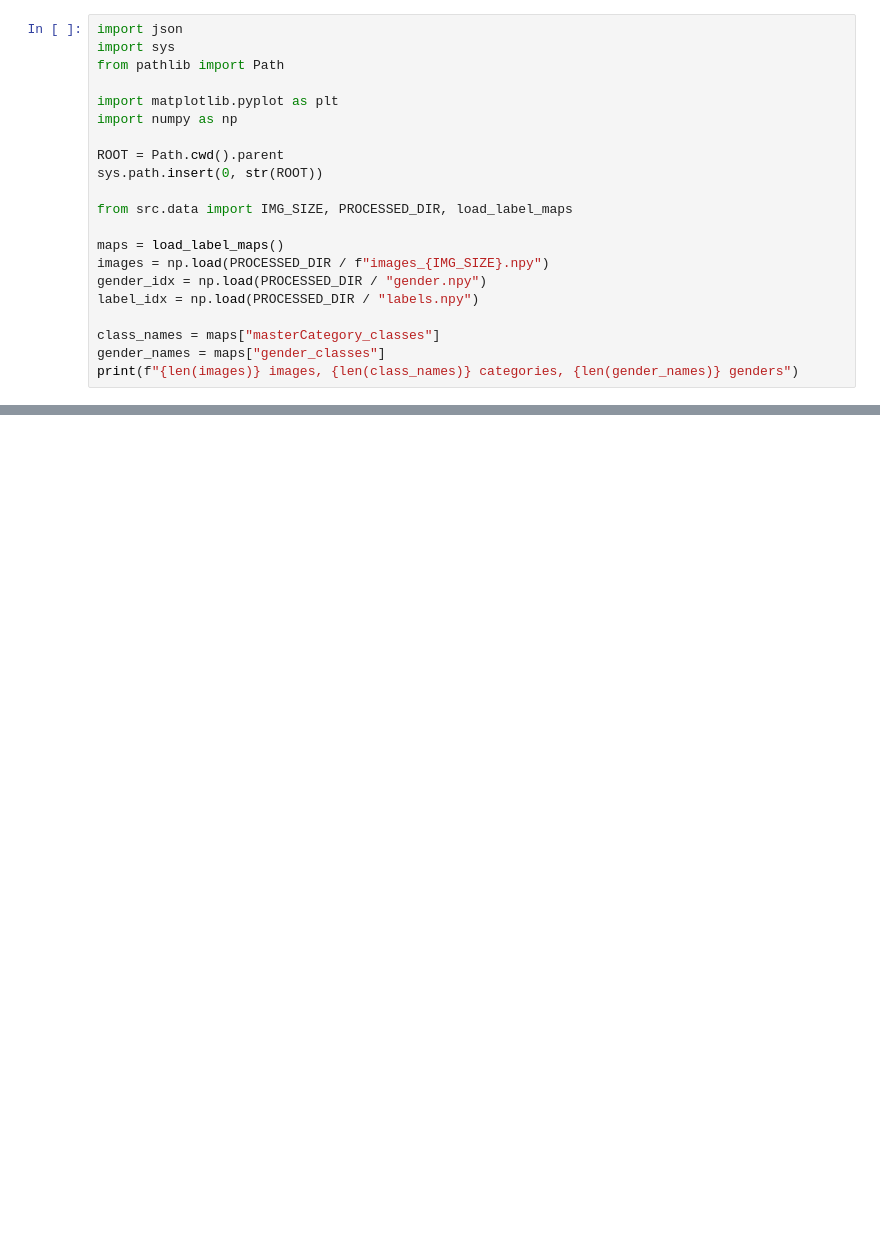
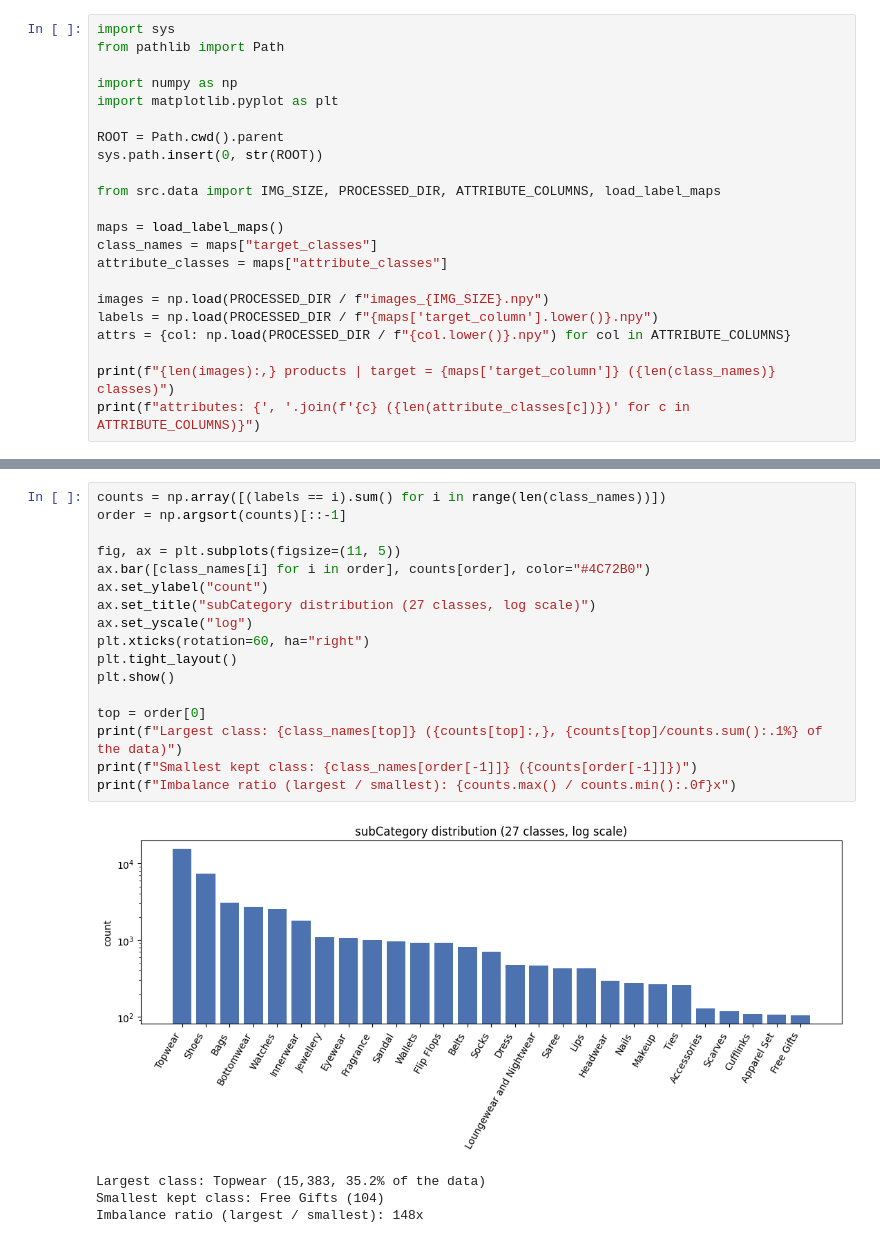
Before and after one commit to buzinarov/ia-projects, a Jupyter notebook: product-category-classifier/notebooks/01_eda.ipynb, the cells around one changed output, grey strips where cells are left out. Cells and saved outputs as stored; diff of their text form; blank space fills up the shorter version.

```diff
--- a/product-category-classifier/notebooks/01_eda.ipynb
+++ b/product-category-classifier/notebooks/01_eda.ipynb
@@ -7,22 +11,23 @@ Quick look at the dataset before committing to a modeling approach: class balanc
 # %%
-import json
 import sys
 from pathlib import Path
 
+import numpy as np
 import matplotlib.pyplot as plt
-import numpy as np
 
 ROOT = Path.cwd().parent
 sys.path.insert(0, str(ROOT))
 
-from src.data import IMG_SIZE, PROCESSED_DIR, load_label_maps
+from src.data import IMG_SIZE, PROCESSED_DIR, ATTRIBUTE_COLUMNS, load_label_maps
 
 maps = load_label_maps()
+class_names = maps["target_classes"]
+attribute_classes = maps["attribute_classes"]
+
 images = np.load(PROCESSED_DIR / f"images_{IMG_SIZE}.npy")
-gender_idx = np.load(PROCESSED_DIR / "gender.npy")
-label_idx = np.load(PROCESSED_DIR / "labels.npy")
+labels = np.load(PROCESSED_DIR / f"{maps['target_column'].lower()}.npy")
+attrs = {col: np.load(PROCESSED_DIR / f"{col.lower()}.npy") for col in ATTRIBUTE_COLUMNS}
 
-class_names = maps["masterCategory_classes"]
-gender_names = maps["gender_classes"]
-print(f"{len(images)} images, {len(class_names)} categories, {len(gender_names)} genders")
+print(f"{len(images):,} products | target = {maps['target_column']} ({len(class_names)} classes)")
+print(f"attributes: {', '.join(f'{c} ({len(attribute_classes[c])})' for c in ATTRIBUTE_COLUMNS)}")
 # %% [output]
@@ -62,0 +40,22 @@ This is the question the whole baseline-vs-proposed comparison hinges on. If gen
+# %%
+counts = np.array([(labels == i).sum() for i in range(len(class_names))])
+order = np.argsort(counts)[::-1]
+
+fig, ax = plt.subplots(figsize=(11, 5))
+ax.bar([class_names[i] for i in order], counts[order], color="#4C72B0")
+ax.set_ylabel("count")
+ax.set_title("subCategory distribution (27 classes, log scale)")
+ax.set_yscale("log")
+plt.xticks(rotation=60, ha="right")
+plt.tight_layout()
+plt.show()
+
+top = order[0]
+print(f"Largest class: {class_names[top]} ({counts[top]:,}, {counts[top]/counts.sum():.1%} of the data)")
+print(f"Smallest kept class: {class_names[order[-1]]} ({counts[order[-1]]})")
+print(f"Imbalance ratio (largest / smallest): {counts.max() / counts.min():.0f}x")
+# %% [output]
+[figure, added]
+Largest class: Topwear (15,383, 35.2% of the data)
+Smallest kept class: Free Gifts (104)
+Imbalance ratio (largest / smallest): 148x
```
Also changed, not shown: parts of 20 cells of this notebook, 56 other files.
